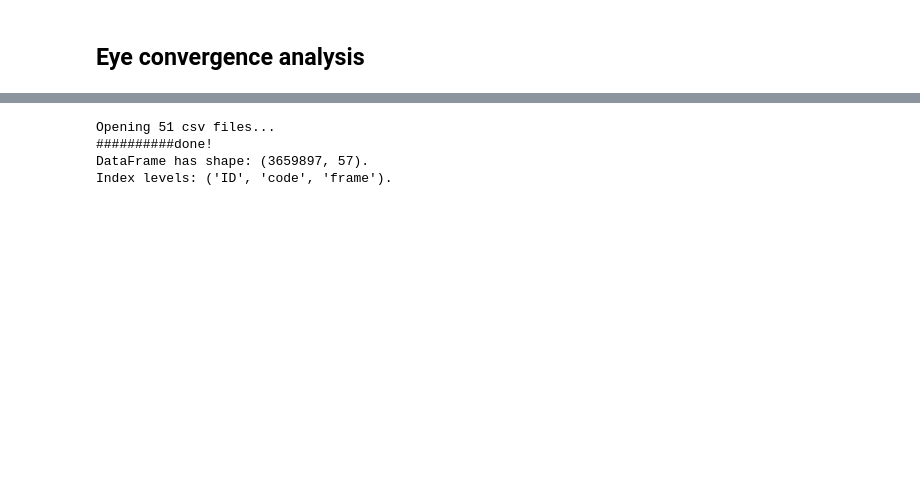
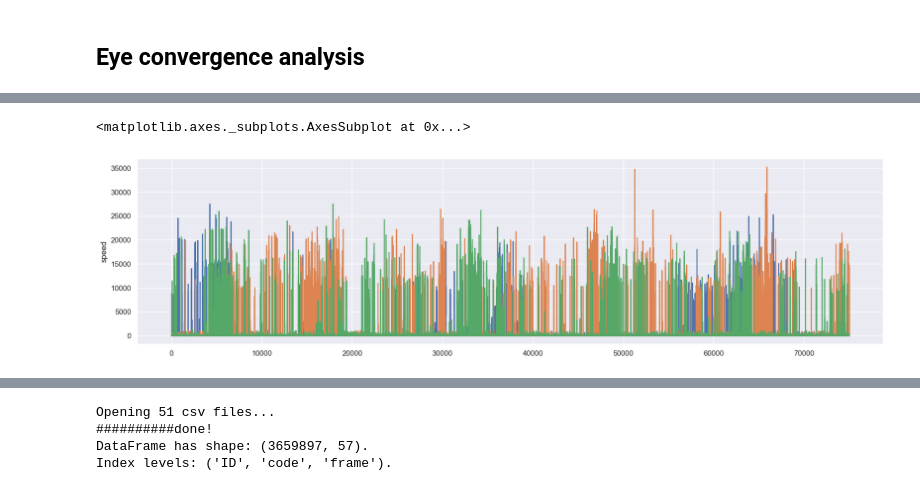
Before and after one commit to myngaf/behavior_analysis_tracking, a Jupyter notebook: test_analysis.ipynb, the cells around one changed output, grey strips where cells are left out. Saved outputs shown, nothing was run; the diff lists cells and outputs as text; code cells hidden in the pictures; blank space fills up the shorter version.

Commit message:
plot eye angle with seaborn, but this test data quality doesn't seem to be too good

```diff
--- a/test_analysis.ipynb
+++ b/test_analysis.ipynb
@@ -21,0 +50,15 @@ bout_detection: {'threshold': 0.025, 'winsize': 0.2}
+# %%
+# load kinematics data
+# example data info:
+# fish: progeny of mafaa:QF2, ath5:Cre, QUAS:switchNTR outX (fish_6)
+# condition: -NTR, +Ron (no mafaa+ RGC ablation)
+# videos: 500fps (unstable fps for this test recording), 2.5min each, 12 recordings (30min) in total
+
+# first video of the trial, no paramecia
+test_kinematics_df1 = pd.read_csv(experiment.subdirs['kinematics'].joinpath("2025052906/2025052906184727.062.csv")).get(["speed", "angular_velocity","left_angle","right_angle"])
+# 7th video of the trial, with paramecia
+test_kinematics_df2 = pd.read_csv(experiment.subdirs['kinematics'].joinpath("2025052906/2025052906190234.886.csv")).get(["speed", "angular_velocity","left_angle","right_angle"])
+# last video of the trial, with paramecia
+test_kinematics_df3 = pd.read_csv(experiment.subdirs['kinematics'].joinpath("2025052906/2025052906191511.458.csv")).get(["speed", "angular_velocity","left_angle","right_angle"])
+print(test_kinematics_df1, test_kinematics_df2)
+test_kinematics_df3
@@ -21,0 +96,13 @@ bout_detection: {'threshold': 0.025, 'winsize': 0.2}
+# %%
+# try plotting with seaborn
+import seaborn as sns
+# set figure size
+sns.set_theme(rc={"figure.figsize": (20,5)})
+# %%
+# check out the speed of the fish
+sns.lineplot(data=test_kinematics_df1, x=test_kinematics_df1.index, y="speed") # in blue
+sns.lineplot(data=test_kinematics_df2, x=test_kinematics_df2.index, y="speed") # in orange
+sns.lineplot(data=test_kinematics_df3, x=test_kinematics_df3.index, y="speed") # in green
+# %% [output]
+<matplotlib.axes._subplots.AxesSubplot at 0x...>
+[figure, added]
```
Also changed, not shown: parts of 21 cells of this notebook.
